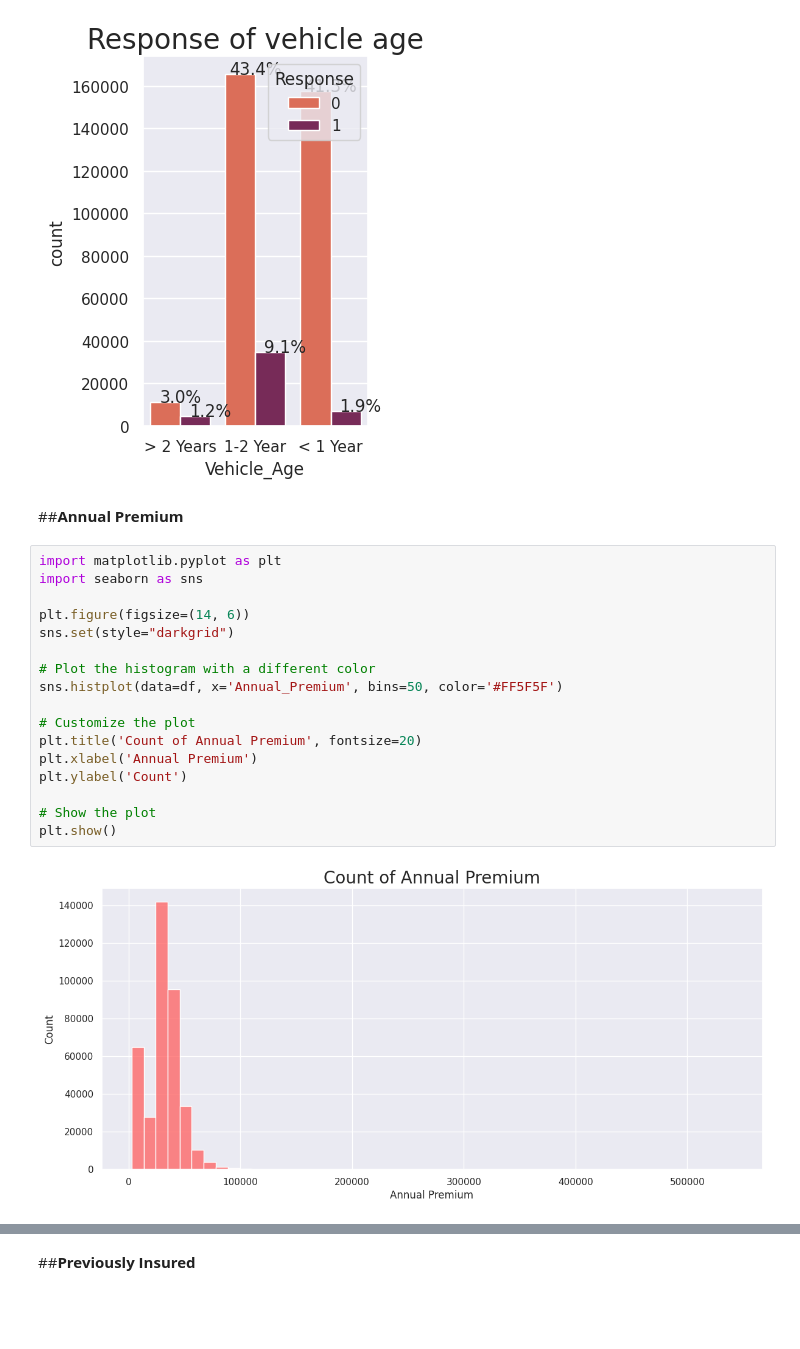
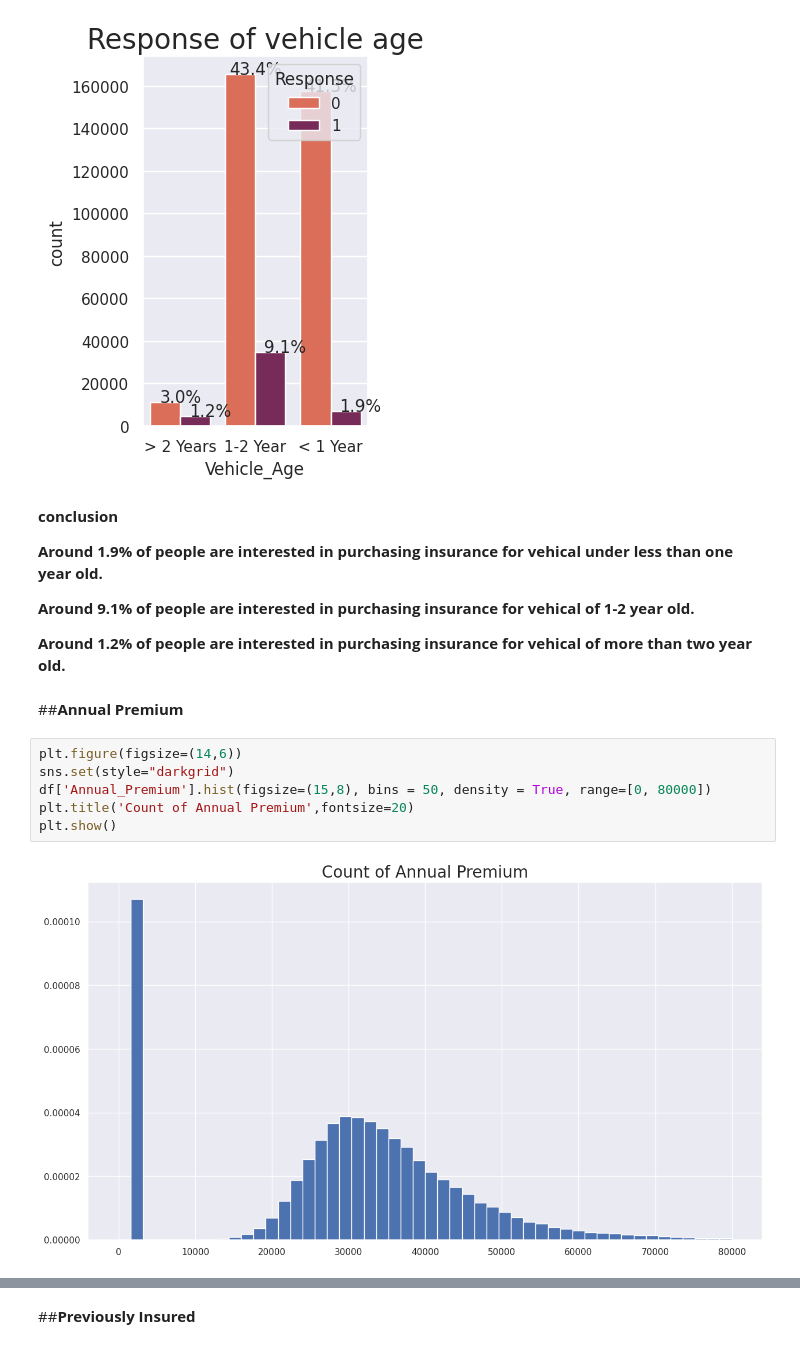
Before and after one commit to shwe-hg/capston-project-on-classification, a Jupyter notebook: project_on_classification(ML).ipynb, the cells around one changed output, grey strips where cells are left out. Drawn from its saved outputs; the diff is of its cells as text; blank space fills up the shorter version.

```diff
--- a/project_on_classification(ML).ipynb
+++ b/project_on_classification(ML).ipynb
@@ -474,24 +481,27 @@ for p in ax2.patches:
 plt.show()
 # %% [output]
 [figure]
+# %% [markdown]
+**conclusion**
+
+
+
+**Around 1.9% of people are interested in purchasing insurance for vehical under less than one year old.**
+
+
+
+**Around 9.1% of people are interested in purchasing insurance for vehical of 1-2 year old.**
+
+
+
+**Around 1.2% of people are interested in purchasing insurance for vehical of more than two year old.**
 # %% [markdown]
 ##**Annual Premium**
 # %%
-import matplotlib.pyplot as plt
-import seaborn as sns
-
-plt.figure(figsize=(14, 6))
+plt.figure(figsize=(14,6))
 sns.set(style="darkgrid")
-
-# Plot the histogram with a different color
-sns.histplot(data=df, x='Annual_Premium', bins=50, color='#FF5F5F')
-
-# Customize the plot
-plt.title('Count of Annual Premium', fontsize=20)
-plt.xlabel('Annual Premium')
-plt.ylabel('Count')
-
-# Show the plot
+df['Annual_Premium'].hist(figsize=(15,8), bins = 50, density = True, range=[0, 80000])
+plt.title('Count of Annual Premium',fontsize=20)
 plt.show()
 # %% [output]
-[figure, old version]
+[figure, new version]
```
Also changed, not shown: parts of 21 cells of this notebook.
